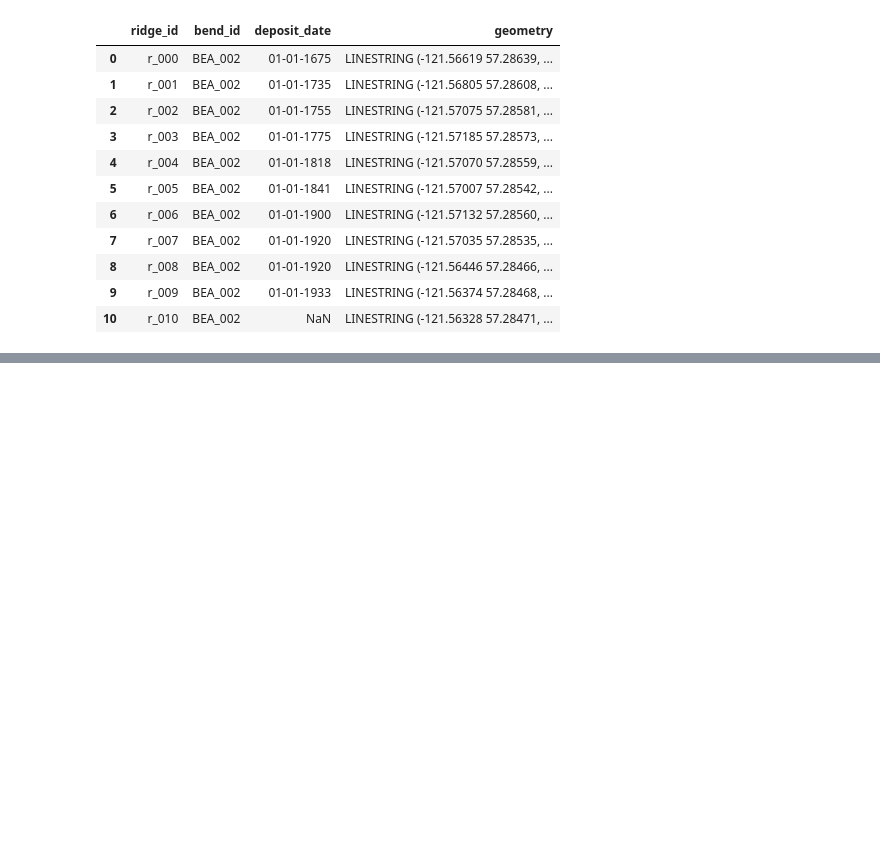
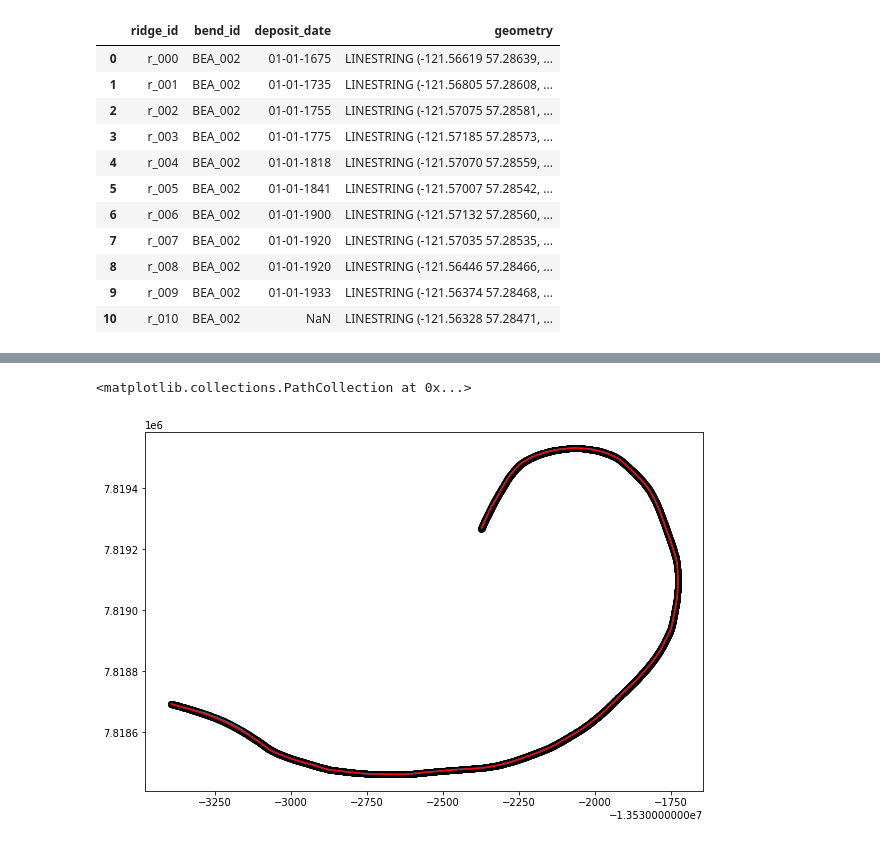
Before and after one commit to tamu-edu/scrollstats, a Jupyter notebook: AddDataToSQL.ipynb, the cells around one changed output, grey strips where cells are left out. Drawn from its saved outputs; the diff is of its cells as text; code cells hidden in the pictures; blank space fills up the shorter version.

```diff
--- a/AddDataToSQL.ipynb
+++ b/AddDataToSQL.ipynb
@@ -128,0 +214,9 @@ ridges
+# %%
+fig, ax = plt.subplots(1,1, figsize=(10,10))
+
+input_cl.plot(ax=ax, color='tab:blue')
+sql_cl.to_crs(input_cl.crs).plot(ax=ax, color='red')
+ax.scatter(*sql_cl.to_crs(input_cl.crs).geometry[0].xy, color="k")
+# %% [output]
+<matplotlib.collections.PathCollection at 0x...>
+[figure, added]
```
Also changed, not shown: parts of 6 cells of this notebook.
